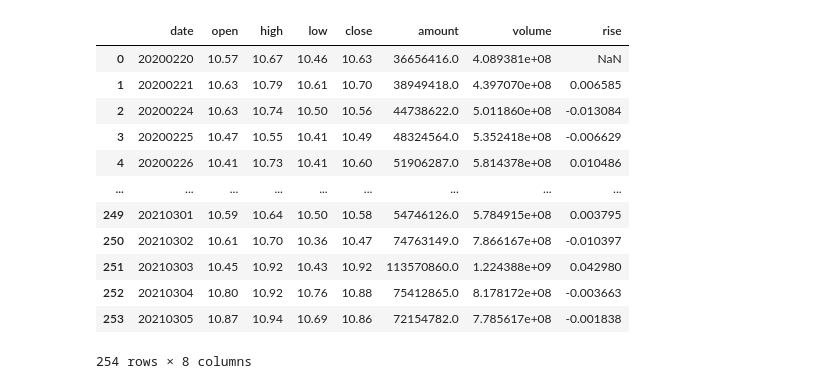
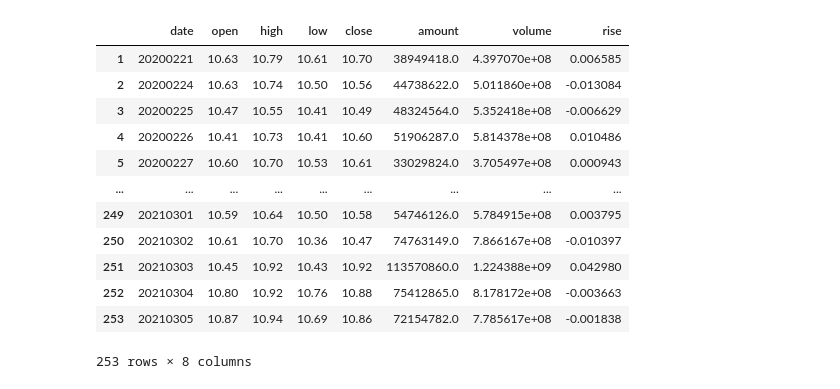
Before and after one commit to kitamado/stock-prediction-tf, a Jupyter notebook: clean_data.ipynb, the cells around one changed output. Drawn from its saved outputs; the diff is of its cells as text; code cells hidden in the pictures.

```diff
--- a/clean_data.ipynb
+++ b/clean_data.ipynb
@@ -15,22 +15,24 @@ stk['rise'] = stk['close'] / stk['close'].shift(1) - 1
 # %%
 # 剔除涨幅超过+-%10.1的数据
 index_names = stk[ (stk['rise'] > 0.101) & (stk['rise'] < -0.101)].index
 stk.drop(index_names, inplace = True)
+# 去除含NaN的行
+stk.dropna(axis=0, inplace=True)
 stk
 # %% [output]
 |  | date | open | high | low | close | amount | volume | rise |
-| 0 | 20200220 | 10.57 | 10.67 | 10.46 | 10.63 | 36656416.0 | 4.089381e+08 | NaN |
 | 1 | 20200221 | 10.63 | 10.79 | 10.61 | 10.70 | 38949418.0 | 4.397070e+08 | 0.006585 |
 | 2 | 20200224 | 10.63 | 10.74 | 10.50 | 10.56 | 44738622.0 | 5.011860e+08 | -0.013084 |
 | 3 | 20200225 | 10.47 | 10.55 | 10.41 | 10.49 | 48324564.0 | 5.352418e+08 | -0.006629 |
 | 4 | 20200226 | 10.41 | 10.73 | 10.41 | 10.60 | 51906287.0 | 5.814378e+08 | 0.010486 |
+| 5 | 20200227 | 10.60 | 10.70 | 10.53 | 10.61 | 33029824.0 | 3.705497e+08 | 0.000943 |
 | ... | ... | ... | ... | ... | ... | ... | ... | ... |
 | 249 | 20210301 | 10.59 | 10.64 | 10.50 | 10.58 | 54746126.0 | 5.784915e+08 | 0.003795 |
 | 250 | 20210302 | 10.61 | 10.70 | 10.36 | 10.47 | 74763149.0 | 7.866167e+08 | -0.010397 |
 | 251 | 20210303 | 10.45 | 10.92 | 10.43 | 10.92 | 113570860.0 | 1.224388e+09 | 0.042980 |
 | 252 | 20210304 | 10.80 | 10.92 | 10.76 | 10.88 | 75412865.0 | 8.178172e+08 | -0.003663 |
 | 253 | 20210305 | 10.87 | 10.94 | 10.69 | 10.86 | 72154782.0 | 7.785617e+08 | -0.001838 |
-254 rows × 8 columns
+253 rows × 8 columns
 # %%
 # 可以只保留日期,收盘价,涨幅用于构建神经网络
 cols_to_keep = ['date','close','rise']
```
Also changed, not shown: 11 other files.
